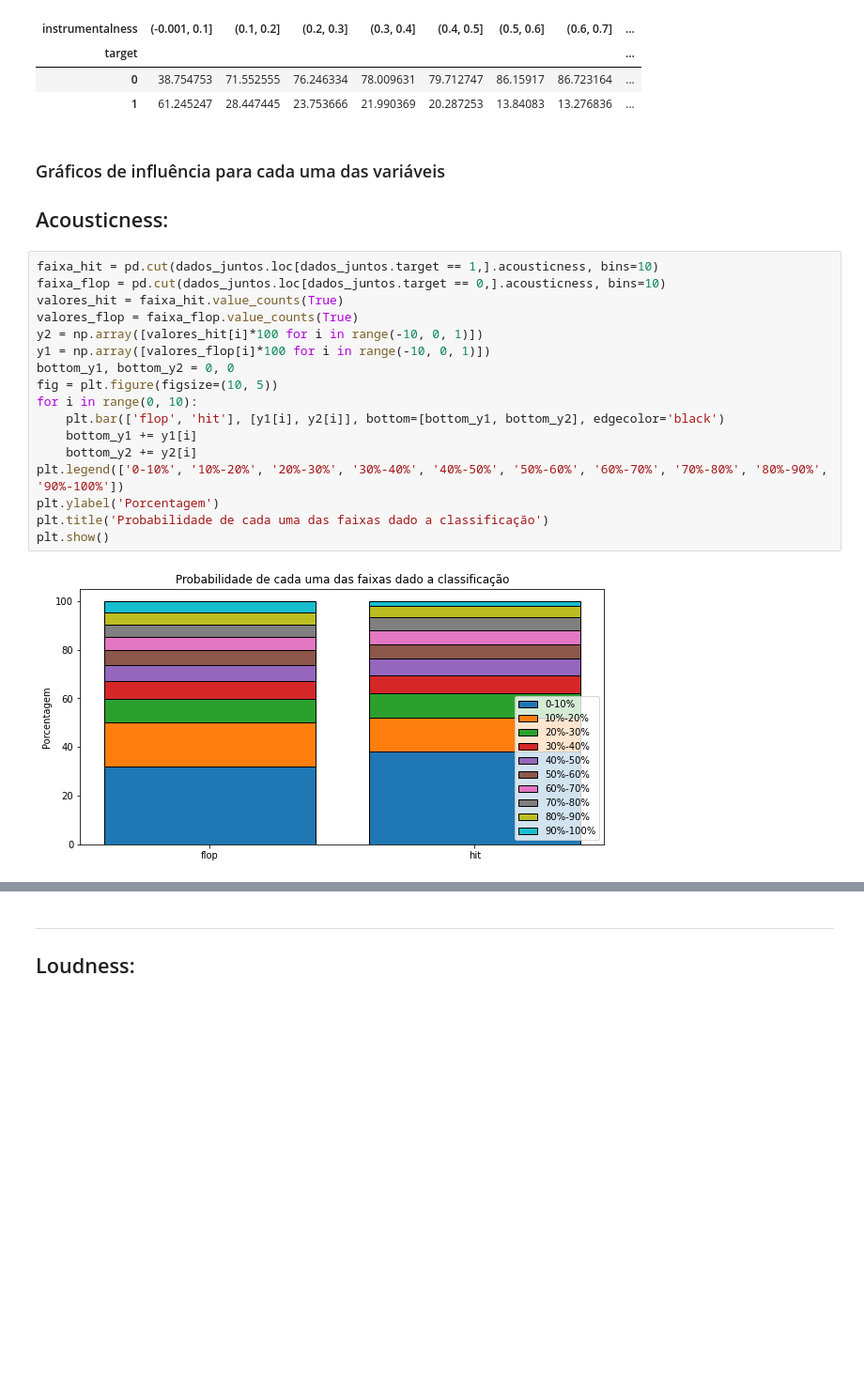
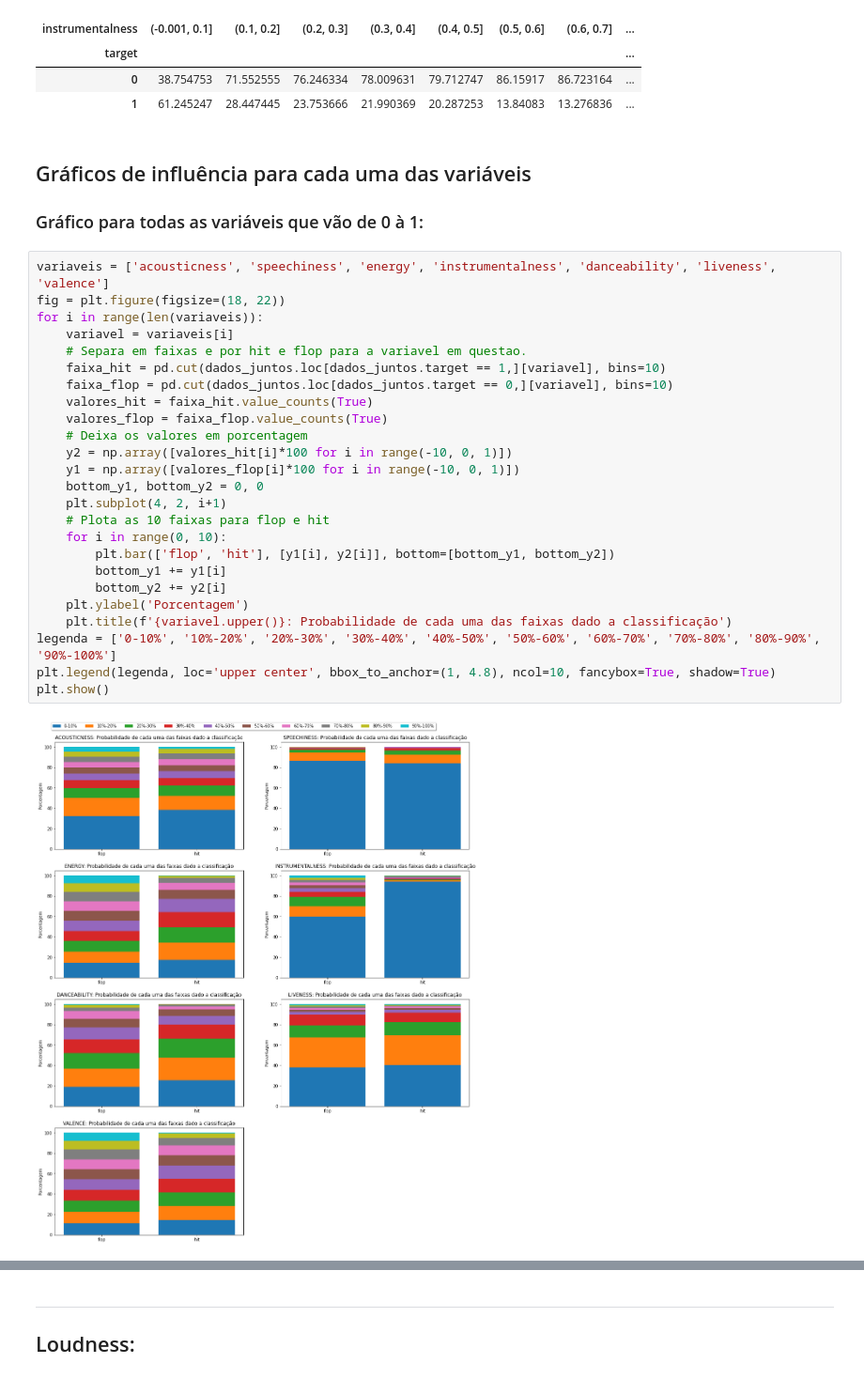
Before and after one commit to RicardoRibeiroRodrigues/Projeto2_Ciencia_dos_dados, a Jupyter notebook: Analise_dos_dados.ipynb, the cells around one changed output, grey strips where cells are left out. Shown at 94% size. Drawn from its saved outputs; the diff is of its cells as text; blank space fills up the shorter version.

Commit message:
Graficos juntos e corecao de erro

```diff
--- a/Analise_dos_dados.ipynb
+++ b/Analise_dos_dados.ipynb
@@ -107,27 +106,35 @@ pd.crosstab(dados_juntos.target, faixas, normalize='columns')*100
 | 0 | 38.754753 | 71.552555 | 76.246334 | 78.009631 | 79.712747 | 86.15917 | 86.723164 | ... |
 | 1 | 61.245247 | 28.447445 | 23.753666 | 21.990369 | 20.287253 | 13.84083 | 13.276836 | ... |
 # %% [markdown]
-### Gráficos de influência para cada uma das variáveis
+## Gráficos de influência para cada uma das variáveis
 
-<div id="acousticness"></div>
+<div id="todas"></div>
 
-## Acousticness:
+### Gráfico para todas as variáveis que vão de 0 à 1:
 # %%
-faixa_hit = pd.cut(dados_juntos.loc[dados_juntos.target == 1,].acousticness, bins=10)
-faixa_flop = pd.cut(dados_juntos.loc[dados_juntos.target == 0,].acousticness, bins=10)
-valores_hit = faixa_hit.value_counts(True)
-valores_flop = faixa_flop.value_counts(True)
-y2 = np.array([valores_hit[i]*100 for i in range(-10, 0, 1)])
-y1 = np.array([valores_flop[i]*100 for i in range(-10, 0, 1)])
-bottom_y1, bottom_y2 = 0, 0
-fig = plt.figure(figsize=(10, 5))
-for i in range(0, 10):
-    plt.bar(['flop', 'hit'], [y1[i], y2[i]], bottom=[bottom_y1, bottom_y2], edgecolor='black')
-    bottom_y1 += y1[i]
-    bottom_y2 += y2[i]
-plt.legend(['0-10%', '10%-20%', '20%-30%', '30%-40%', '40%-50%', '50%-60%', '60%-70%', '70%-80%', '80%-90%', '90%-100%'])
-plt.ylabel('Porcentagem')
-plt.title('Probabilidade de cada uma das faixas dado a classificação')
+variaveis = ['acousticness', 'speechiness', 'energy', 'instrumentalness', 'danceability', 'liveness', 'valence']
+fig = plt.figure(figsize=(18, 22))
+for i in range(len(variaveis)):
+    variavel = variaveis[i]
+    # Separa em faixas e por hit e flop para a variavel em questao.
+    faixa_hit = pd.cut(dados_juntos.loc[dados_juntos.target == 1,][variavel], bins=10)
+    faixa_flop = pd.cut(dados_juntos.loc[dados_juntos.target == 0,][variavel], bins=10)
+    valores_hit = faixa_hit.value_counts(True)
+    valores_flop = faixa_flop.value_counts(True)
+    # Deixa os valores em porcentagem
+    y2 = np.array([valores_hit[i]*100 for i in range(-10, 0, 1)])
+    y1 = np.array([valores_flop[i]*100 for i in range(-10, 0, 1)])
+    bottom_y1, bottom_y2 = 0, 0
+    plt.subplot(4, 2, i+1)
+    # Plota as 10 faixas para flop e hit
+    for i in range(0, 10):
+        plt.bar(['flop', 'hit'], [y1[i], y2[i]], bottom=[bottom_y1, bottom_y2])
+        bottom_y1 += y1[i]
+        bottom_y2 += y2[i]
+    plt.ylabel('Porcentagem')
+    plt.title(f'{variavel.upper()}: Probabilidade de cada uma das faixas dado a classificação')
+legenda = ['0-10%', '10%-20%', '20%-30%', '30%-40%', '40%-50%', '50%-60%', '60%-70%', '70%-80%', '80%-90%', '90%-100%']
+plt.legend(legenda, loc='upper center', bbox_to_anchor=(1, 4.8), ncol=10, fancybox=True, shadow=True)
 plt.show()
 # %% [output]
-[figure, old version]
+[figure, new version]
```
Also changed, not shown: parts of 33 cells of this notebook.
